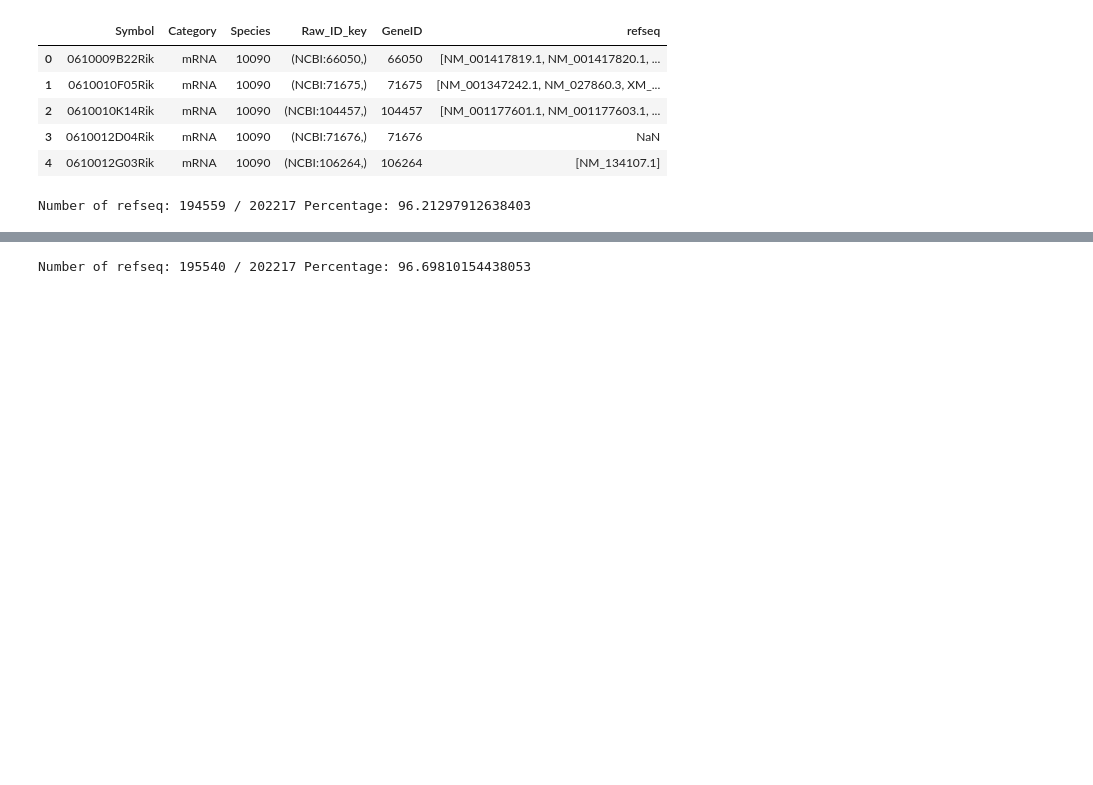
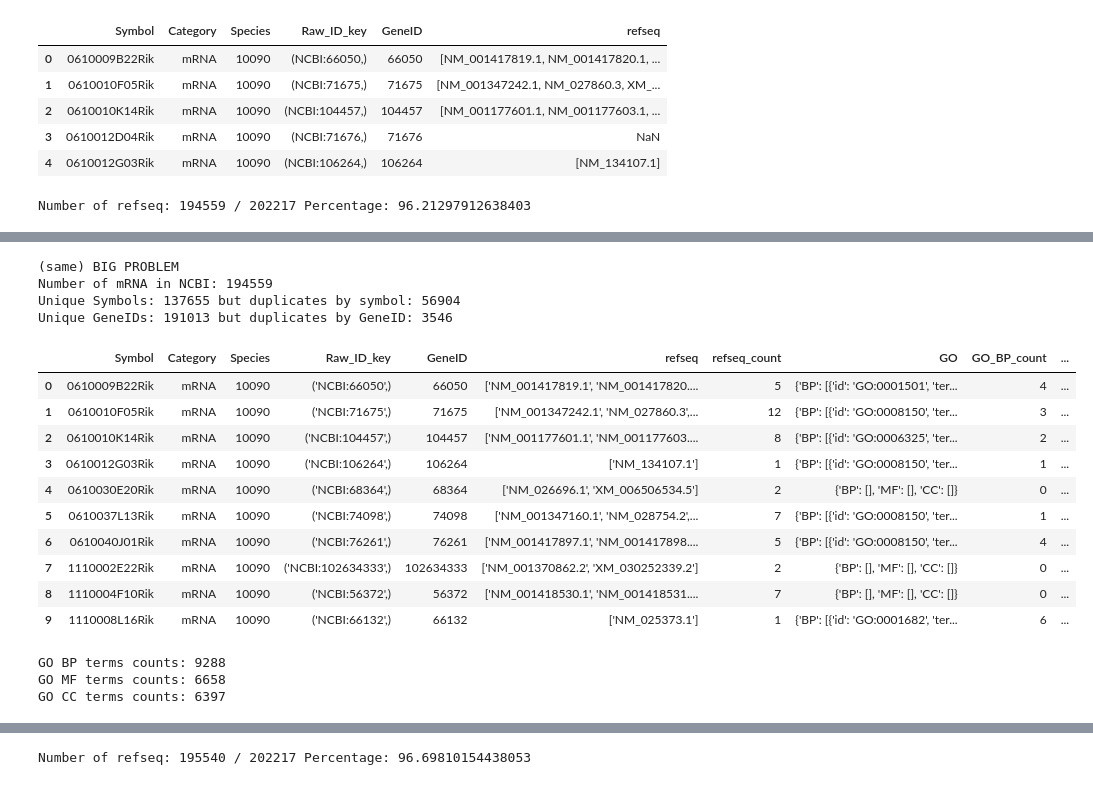
Before and after one commit to AnacletoLAB/RNAInterSeq, a Jupyter notebook: script01.ipynb, the cells around one changed output, grey strips where cells are left out. Drawn from its saved outputs; the diff is of its cells as text; code cells hidden in the pictures; blank space fills up the shorter version.

Commit message:
92% mRNAs + GO terms + Problems

```diff
--- a/script01.ipynb
+++ b/script01.ipynb
@@ -248,0 +268,10 @@ Number of refseq: 194559 / 202217 Percentage: 96.21297912638403
+# %%
+print("(same) BIG PROBLEM")
+print("Number of mRNA in NCBI:", len(df_ncbi_194k))
+print("Unique Symbols:", df_ncbi_194k["Symbol"].nunique(), "but duplicates by symbol:", len(df_ncbi_194k)-df_ncbi_194k["Symbol"].nunique())
+print("Unique GeneIDs:", df_ncbi_194k["GeneID"].nunique(), "but duplicates by GeneID:", len(df_ncbi_194k)-df_ncbi_194k["GeneID"].nunique())
+# %% [output]
+(same) BIG PROBLEM
+Number of mRNA in NCBI: 194559
+Unique Symbols: 137655 but duplicates by symbol: 56904
+Unique GeneIDs: 191013 but duplicates by GeneID: 3546
@@ -248,0 +284,62 @@ Number of refseq: 194559 / 202217 Percentage: 96.21297912638403
+# %%
+# MyGene.Info provides simple-to-use REST web services to query/retrieve gene annotation data. Find GO terms by NCBI GeneID.
+# Im going to check for more options later, but for now I will try the /v3/gene endpoint with POST (robust for batches).
+# Code trusting in GeneID.
+
+
+# Standard annotation practice: GO terms are attached to the gene / gene product, not to each RefSeq transcript independently.
+
+go_cache = {}  # GeneID -> {"BP":[...], "MF":[...], "CC":[...]}
+
+def get_go_for_geneid(gid):
+    gid = str(int(gid))
+    if gid in go_cache:
+        return go_cache[gid]
+
+    # single-ID
+    r = requests.post(
+        "https://mygene.info/v3/gene", data={"ids": gid, "fields": "go"}, headers={"Content-Type": "application/x-www-form-urlencoded"},
+        timeout=60
+    )
+    r.raise_for_status()
+    rec = r.json()[0] if isinstance(r.json(), list) and r.json() else {}
+    go = rec.get("go") or {}
+
+    def norm(block):
+        if not block: return []
+        if isinstance(block, dict): block = [block]
+        return [{"id": x.get("id"), "term": x.get("term"), "evidence": x.get("evidence")}
+                for x in block if x.get("id") and x.get("term")]
+
+    go_cache[gid] = {"BP": norm(go.get("BP")), "MF": norm(go.get("MF")), "CC": norm(go.get("CC"))}
+    return go_cache[gid]
+# %%
+# --- Apply to a dataframe subset (just 1000 for now to dont collapse everything) --- 11 minutes, maybe needs to be optimized
+# Needs to be extended to all the unique GeneIDs
+test_subset = df_ncbi_194k.head(1000).copy()
+test_subset["GO"] = test_subset["GeneID"].apply(lambda g: get_go_for_geneid(g) if pd.notna(g) else {"BP":[], "MF":[], "CC":[]})
+test_subset["GO_BP_count"] = test_subset["GO"].apply(lambda d: len(d["BP"]))
+test_subset["GO_MF_count"] = test_subset["GO"].apply(lambda d: len(d["MF"]))
+test_subset["GO_CC_count"] = test_subset["GO"].apply(lambda d: len(d["CC"]))
+test_subset.head(10)
+# %% [output]
+|  | Symbol | Category | Species | Raw_ID_key | GeneID | refseq | refseq_count | GO | GO_BP_count | ... |
+| 0 | 0610009B22Rik | mRNA | 10090 | ('NCBI:66050',) | 66050 | ['NM_001417819.1', 'NM_001417820.... | 5 | {'BP': [{'id': 'GO:0001501', 'ter... | 4 | ... |
+| 1 | 0610010F05Rik | mRNA | 10090 | ('NCBI:71675',) | 71675 | ['NM_001347242.1', 'NM_027860.3',... | 12 | {'BP': [{'id': 'GO:0008150', 'ter... | 3 | ... |
+| 2 | 0610010K14Rik | mRNA | 10090 | ('NCBI:104457',) | 104457 | ['NM_001177601.1', 'NM_001177603.... | 8 | {'BP': [{'id': 'GO:0006325', 'ter... | 2 | ... |
+| 3 | 0610012G03Rik | mRNA | 10090 | ('NCBI:106264',) | 106264 | ['NM_134107.1'] | 1 | {'BP': [{'id': 'GO:0008150', 'ter... | 1 | ... |
+| 4 | 0610030E20Rik | mRNA | 10090 | ('NCBI:68364',) | 68364 | ['NM_026696.1', 'XM_006506534.5'] | 2 | {'BP': [], 'MF': [], 'CC': []} | 0 | ... |
+| 5 | 0610037L13Rik | mRNA | 10090 | ('NCBI:74098',) | 74098 | ['NM_001347160.1', 'NM_028754.2',... | 7 | {'BP': [{'id': 'GO:0008150', 'ter... | 1 | ... |
+| 6 | 0610040J01Rik | mRNA | 10090 | ('NCBI:76261',) | 76261 | ['NM_001417897.1', 'NM_001417898.... | 5 | {'BP': [{'id': 'GO:0008150', 'ter... | 4 | ... |
+| 7 | 1110002E22Rik | mRNA | 10090 | ('NCBI:102634333',) | 102634333 | ['NM_001370862.2', 'XM_030252339.2'] | 2 | {'BP': [], 'MF': [], 'CC': []} | 0 | ... |
+| 8 | 1110004F10Rik | mRNA | 10090 | ('NCBI:56372',) | 56372 | ['NM_001418530.1', 'NM_001418531.... | 7 | {'BP': [], 'MF': [], 'CC': []} | 0 | ... |
+| 9 | 1110008L16Rik | mRNA | 10090 | ('NCBI:66132',) | 66132 | ['NM_025373.1'] | 1 | {'BP': [{'id': 'GO:0001682', 'ter... | 6 | ... |
+# %%
+print("GO BP terms counts:", test_subset["GO_BP_count"].sum())
+print("GO MF terms counts:", test_subset["GO_MF_count"].sum())
+print("GO CC terms counts:", test_subset["GO_CC_count"].sum())
+# Numbers of refseq and GO terms are going to be crazy but important if we check correclty to be honest.
+# %% [output]
+GO BP terms counts: 9288
+GO MF terms counts: 6658
+GO CC terms counts: 6397
```
Also changed, not shown: parts of 15 cells of this notebook.
